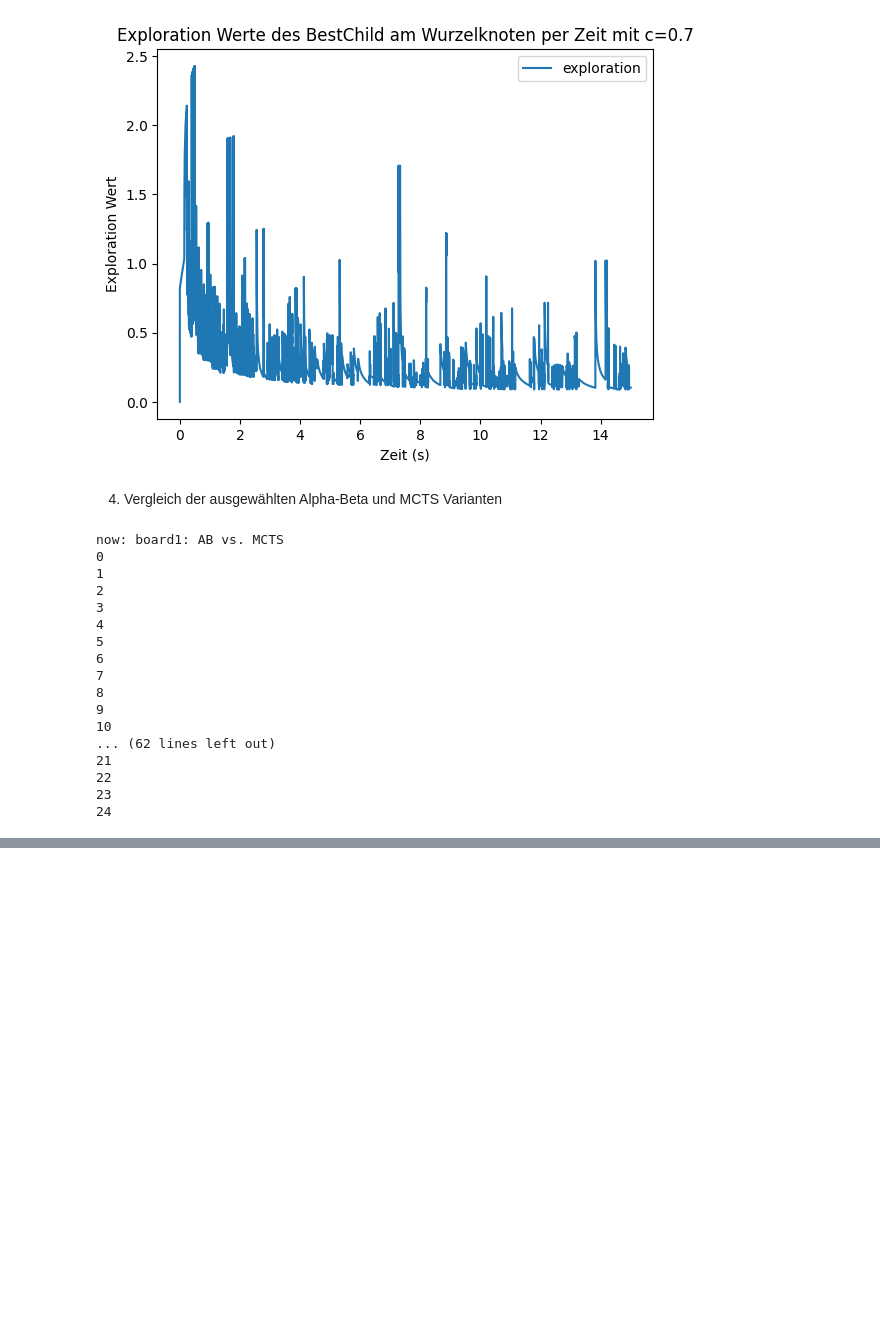
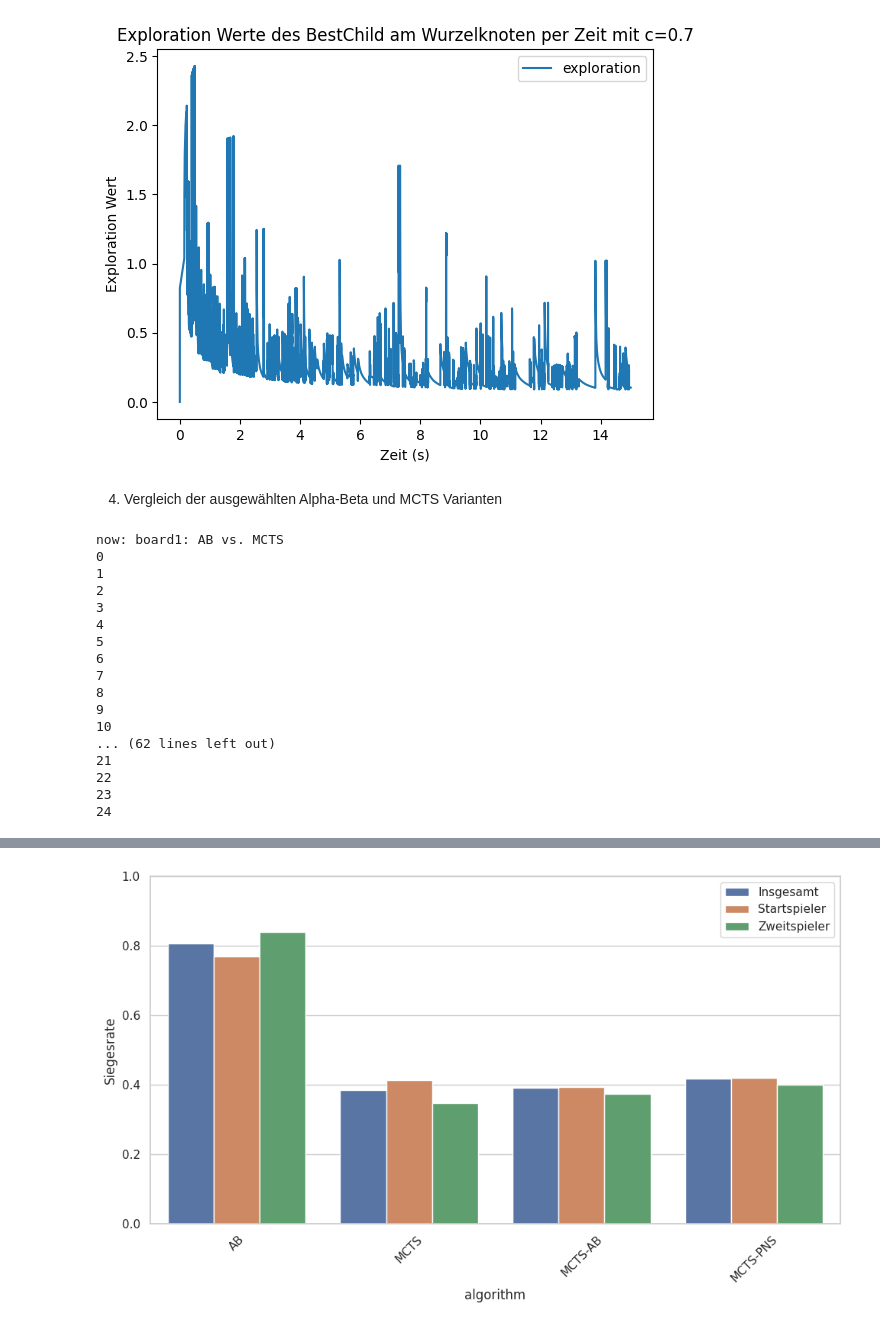
Before and after one commit to l3yd/bachelorarbeit, a Jupyter notebook: experiments.ipynb, the cells around one changed output, grey strips where cells are left out. Cells and saved outputs as stored; diff of their text form; code cells hidden in the pictures; blank space fills up the shorter version.

Commit message:
plots

```diff
--- a/experiments.ipynb
+++ b/experiments.ipynb
@@ -1273,0 +1291,72 @@ MCTS-PNS     0.40  0.311127
+# %%
+# Winrates when going first
+
+# Results auswerten und plotten der Siegesraten
+df_1 = pd.read_csv('data/round_robin_position_1.csv')
+df_2 = pd.read_csv('data/round_robin_position_1_MCTS-AB.csv')
+
+df = pd.concat([df_1,df_2])
+
+
+def get_starting_name(row):
+    starting = row['starting_player']
+    return row[f'player{starting}']
+
+df['starting_name'] = df.apply(get_starting_name, axis=1)
+df['winner_name'] = df.apply(
+    lambda row: row['player1'] if row['winner'] == 1 else row['player2'] if row['winner'] == 2 else 'draw',
+    axis=1
+)
+
+def slice_alg_starts(df, alg):
+    df.copy()
+    return df[df['starting_name']==alg]
+
+def slice_alg_second(df, alg):
+    df.copy()
+    return df[(df['starting_name']!=alg) & ((df['player1'] == alg) |(df['player2']==alg))]
+
+def winrate_when_first(df, alg):
+    #print(alg)
+    starts = slice_alg_starts(df,alg)
+    wins = (starts['winner_name'] == alg).sum()
+    #print(wins)
+    total = (starts['winner_name']!='draw').sum()
+    #print(total)
+    winrate = round(wins / total,3)
+    return winrate
+
+def winrate_when_second(df, alg):
+    second = slice_alg_second(df,alg)
+    wins = (second['winner_name'] == alg).sum()
+    total = (second['winner_name']!='draw').sum()
+    winrate = round(wins / total,3)
+    return winrate
+
+algorithms = ['AB','MCTS','MCTS-AB','MCTS-PNS']
+
+winrates_first = []
+winrates_second = []
+for alg in algorithms:
+    winrates_first.append(winrate_when_first(df,alg))
+    winrates_second.append(winrate_when_second(df,alg))
+
+
+df_winrates = pd.DataFrame()
+
+df_winrates['algorithm'] = algorithms + algorithms + algorithms
+df_winrates['winrate'] =  stats['mean'].tolist() + winrates_first + winrates_second
+df_winrates['first_or_second'] = ['Insgesamt','Insgesamt','Insgesamt','Insgesamt','Startspieler','Startspieler','Startspieler','Startspieler','Zweitspieler','Zweitspieler','Zweitspieler','Zweitspieler']
+
+
+plt.figure(figsize=(10, 6))
+sns.barplot(data=df_winrates, x="algorithm", y="winrate", hue="first_or_second")
+plt.xlabel("Algorithmus")
+plt.ylabel("Siegesrate")
+plt.ylim(0, 1)
+plt.legend(title="")
+plt.xticks(rotation=45)
+plt.tight_layout()
+plt.show()
+# %% [output]
+[figure, added]
```
Also changed, not shown: parts of 5 cells of this notebook.
